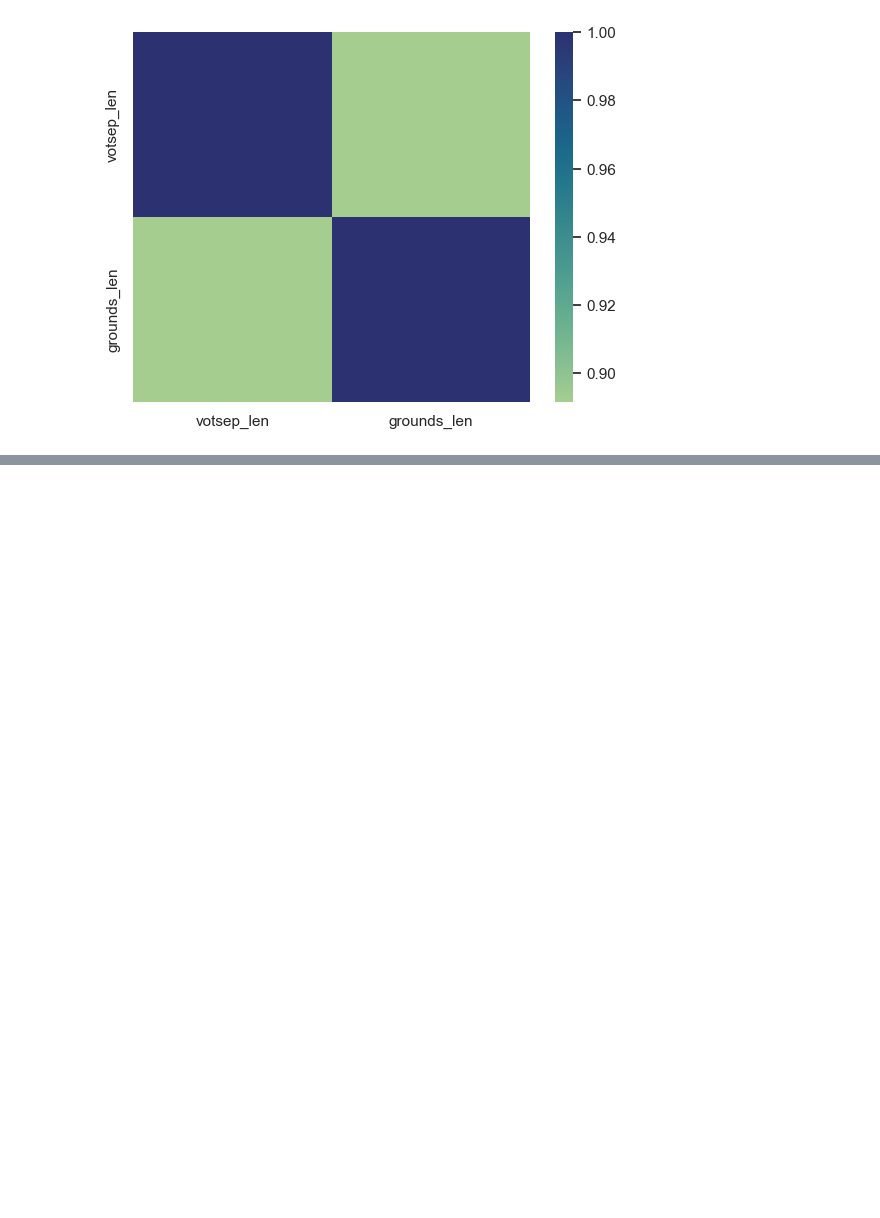
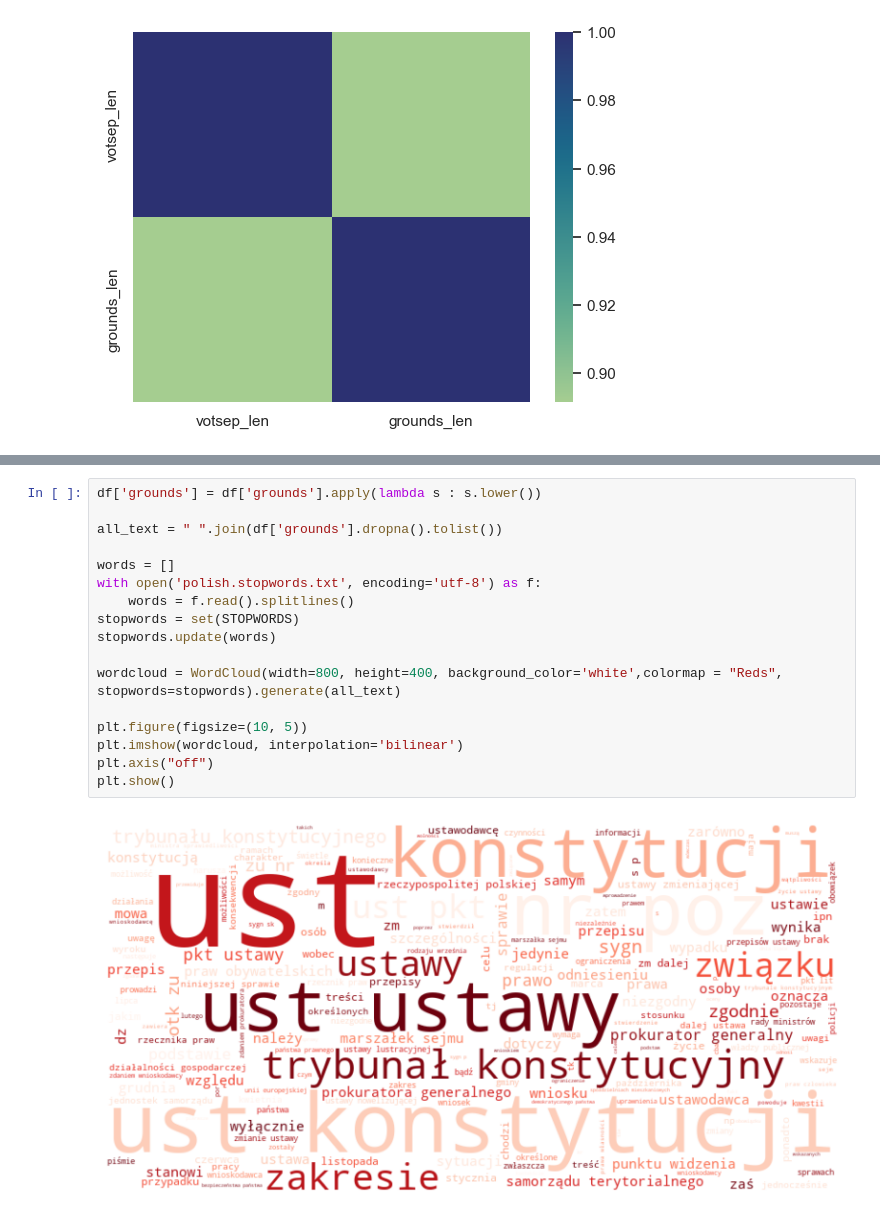
Before and after one commit to jakubfigura/law_nlp, a Jupyter notebook: analiza.ipynb, the cells around one changed output, grey strips where cells are left out. Drawn from its saved outputs; the diff is of its cells as text; blank space fills up the shorter version.

```diff
--- a/analiza.ipynb
+++ b/analiza.ipynb
@@ -297,0 +310,19 @@ grounds_len    0.891694     1.000000
+# %%
+df['grounds'] = df['grounds'].apply(lambda s : s.lower())
+
+all_text = " ".join(df['grounds'].dropna().tolist())
+
+words = []
+with open('polish.stopwords.txt', encoding='utf-8') as f:
+    words = f.read().splitlines()
+stopwords = set(STOPWORDS)
+stopwords.update(words)
+
+wordcloud = WordCloud(width=800, height=400, background_color='white',colormap = "Reds", stopwords=stopwords).generate(all_text)
+
+plt.figure(figsize=(10, 5))
+plt.imshow(wordcloud, interpolation='bilinear')
+plt.axis("off")
+plt.show()
+# %% [output]
+[figure, added]
```
Also changed, not shown: parts of 2 cells of this notebook.
